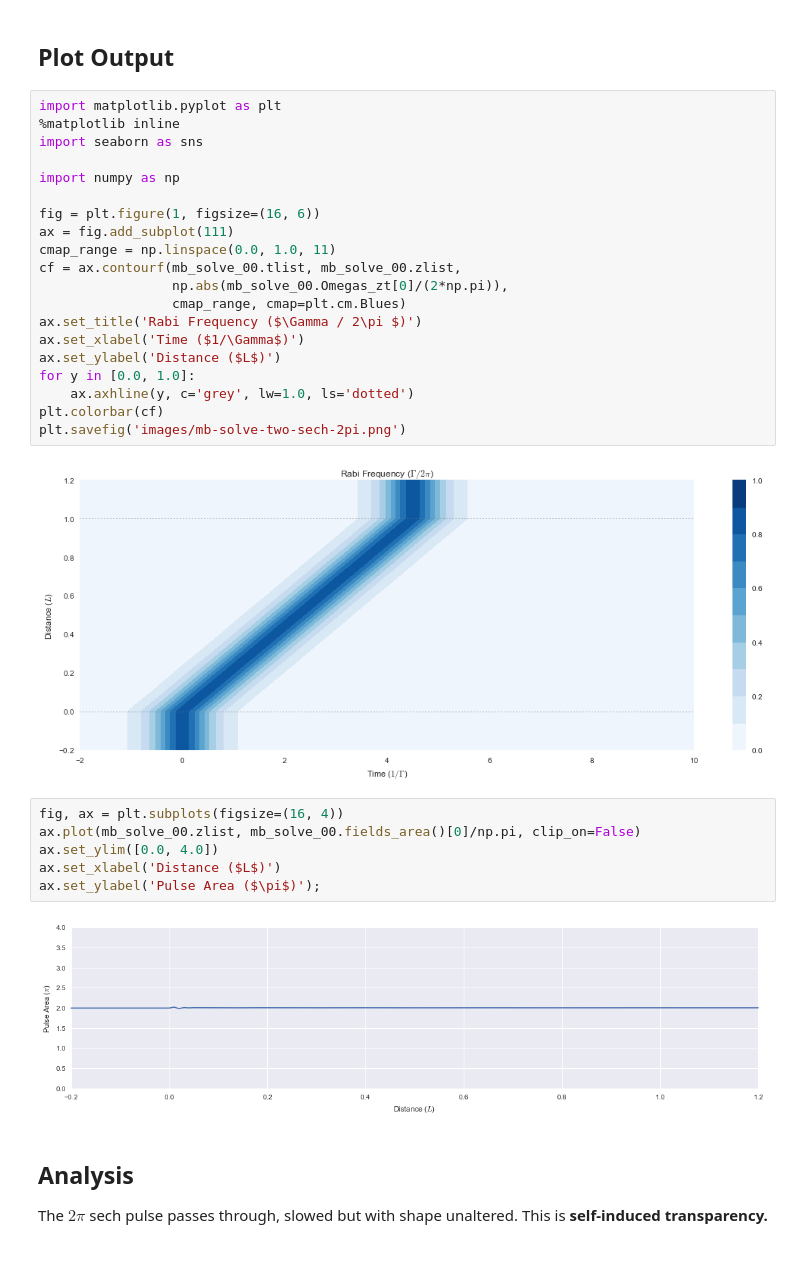
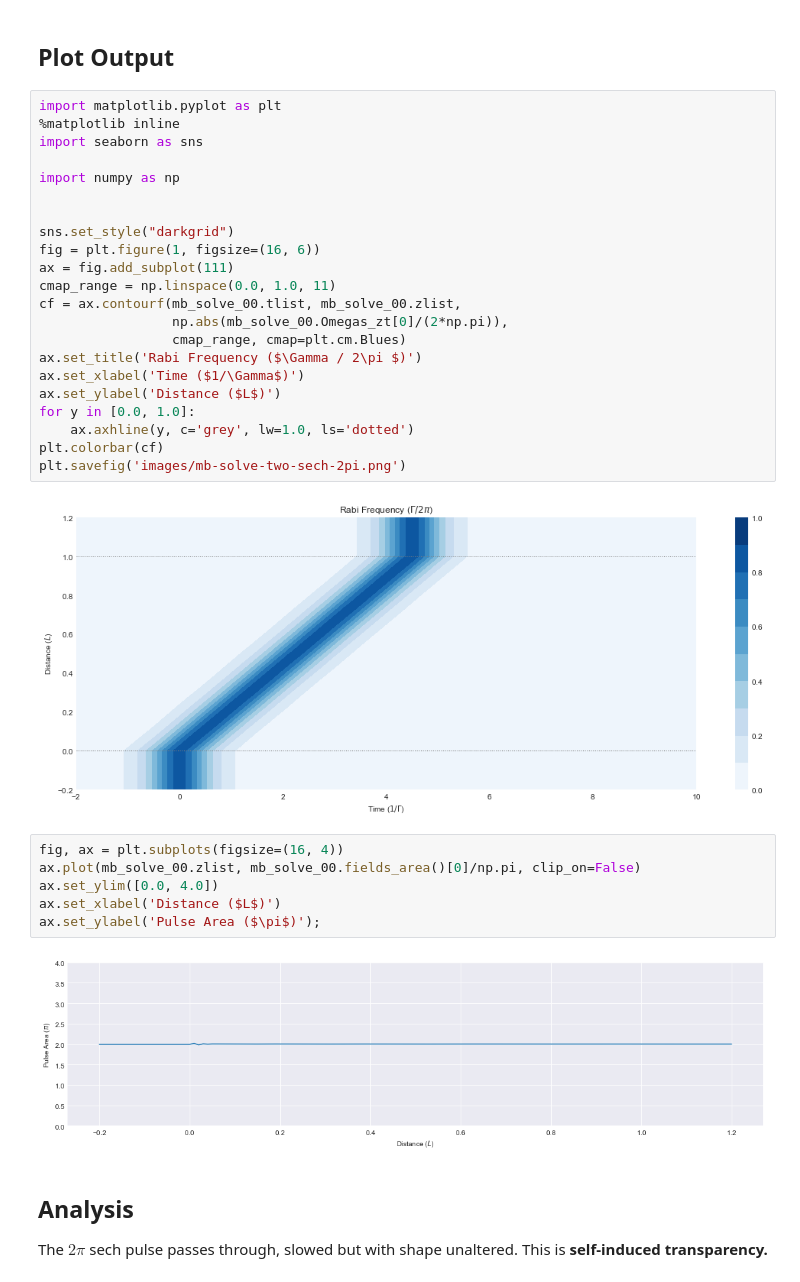
Before and after one commit to tpogden/notebooks-maxwellbloch, a Jupyter notebook: examples/mb-solve-two-sech-2pi.ipynb, the cells around one changed output. Saved outputs shown, nothing was run; the diff lists cells and outputs as text.

```diff
--- a/examples/mb-solve-two-sech-2pi.ipynb
+++ b/examples/mb-solve-two-sech-2pi.ipynb
@@ -111,25 +111,27 @@ Wall time: 6.82 ms
 # %%
 import matplotlib.pyplot as plt
 %matplotlib inline
 import seaborn as sns
 
 import numpy as np
 
+
+sns.set_style("darkgrid")
 fig = plt.figure(1, figsize=(16, 6))
 ax = fig.add_subplot(111)
 cmap_range = np.linspace(0.0, 1.0, 11)
 cf = ax.contourf(mb_solve_00.tlist, mb_solve_00.zlist,
                  np.abs(mb_solve_00.Omegas_zt[0]/(2*np.pi)),
                  cmap_range, cmap=plt.cm.Blues)
 ax.set_title('Rabi Frequency ($\Gamma / 2\pi $)')
 ax.set_xlabel('Time ($1/\Gamma$)')
 ax.set_ylabel('Distance ($L$)')
 for y in [0.0, 1.0]:
     ax.axhline(y, c='grey', lw=1.0, ls='dotted')
 plt.colorbar(cf)
 plt.savefig('images/mb-solve-two-sech-2pi.png')
 # %% [output]
-[figure, old version]
+[figure, new version]
 # %%
 fig, ax = plt.subplots(figsize=(16, 4))
 ax.plot(mb_solve_00.zlist, mb_solve_00.fields_area()[0]/np.pi, clip_on=False)
@@ -137,7 +139,7 @@ ax.set_ylim([0.0, 4.0])
 ax.set_xlabel('Distance ($L$)')
 ax.set_ylabel('Pulse Area ($\pi$)');
 # %% [output]
-[figure, old version]
+[figure, new version]
 # %% [markdown]
 ## Analysis
 
```
Also changed, not shown: parts of 7 cells of this notebook.
